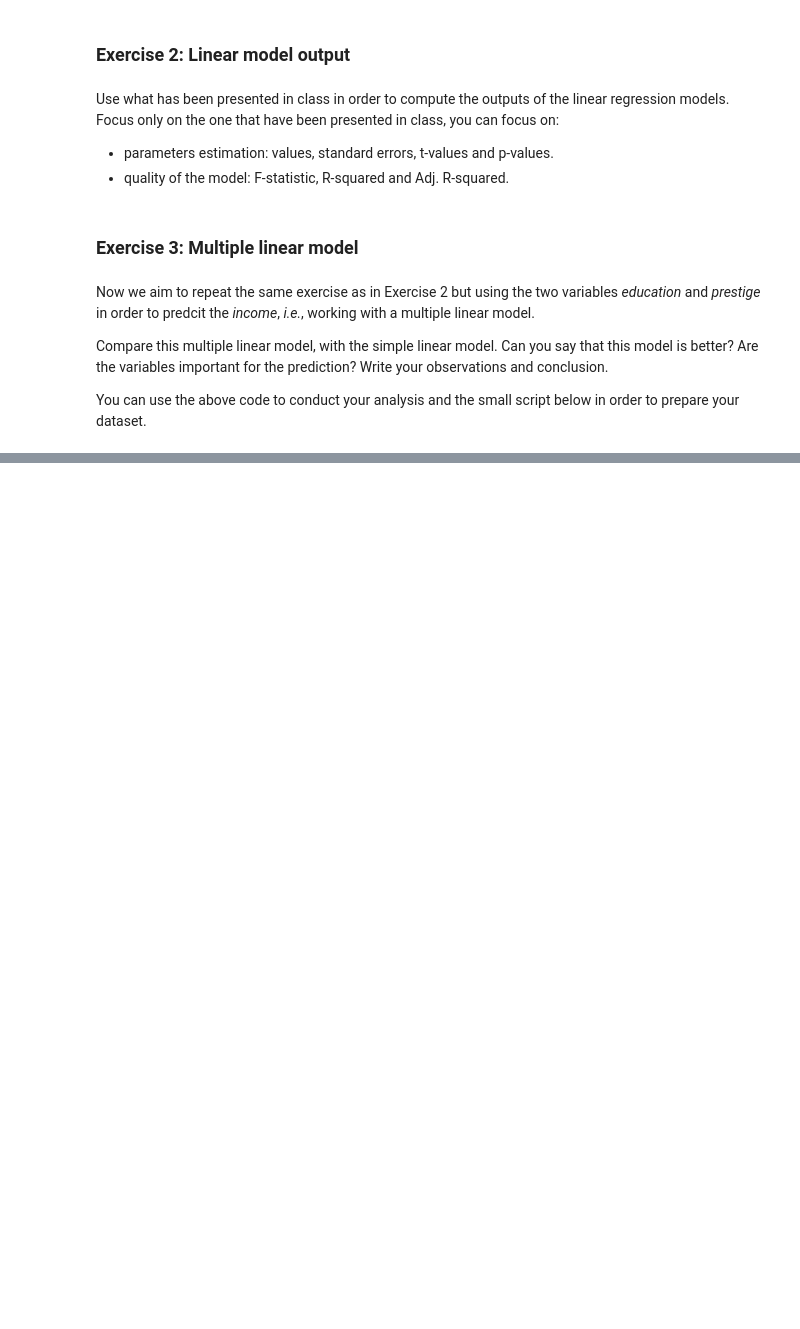
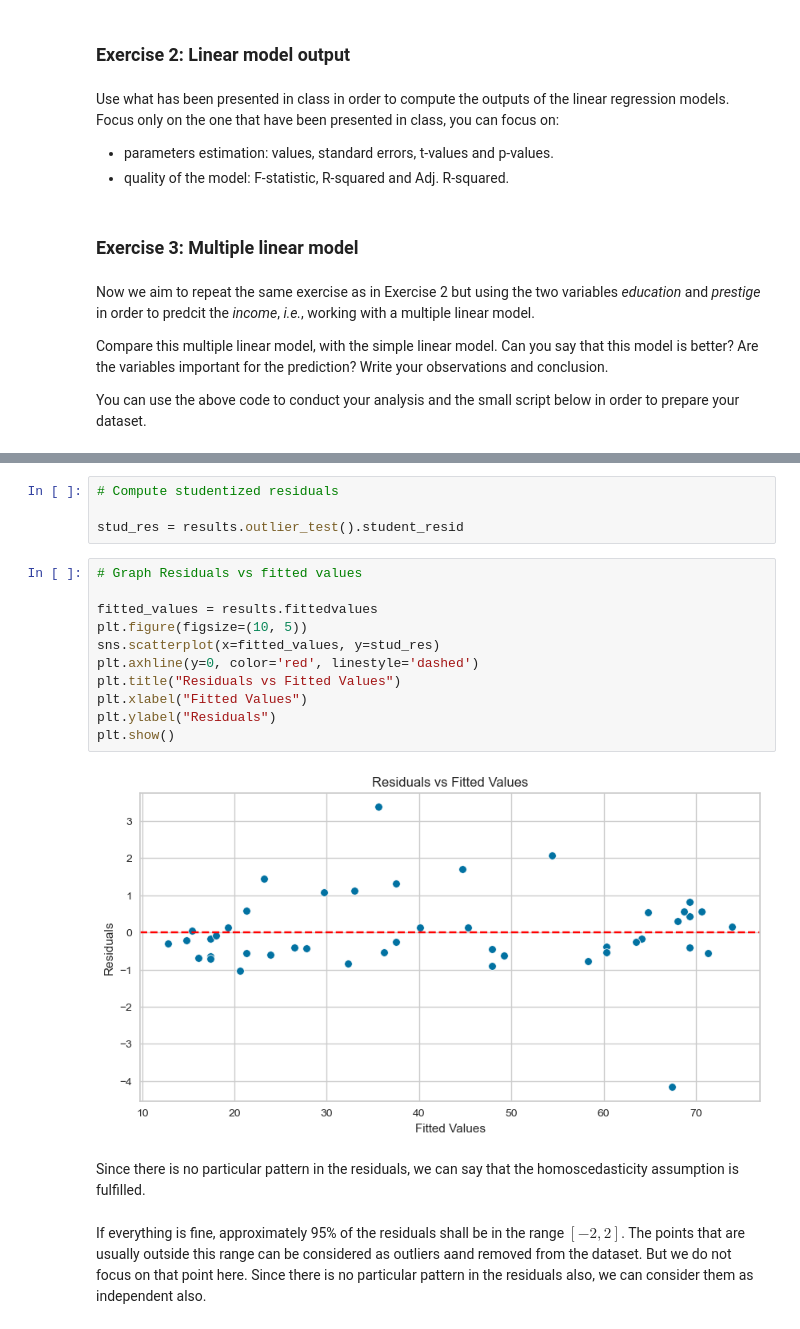
Before and after one commit to GuillaumeMetzler/GuillaumeMetzler.github.io, a Jupyter notebook: courses/contents/purchasing_emlyon/LinearRegression.ipynb, the cells around one changed output, grey strips where cells are left out. Drawn from its saved outputs; the diff is of its cells as text; blank space fills up the shorter version.

```diff
--- a/courses/contents/purchasing_emlyon/LinearRegression.ipynb
+++ b/courses/contents/purchasing_emlyon/LinearRegression.ipynb
@@ -217,0 +338,22 @@ NameError: name 'sm' is not defined
+# %%
+# Compute studentized residuals
+
+stud_res = results.outlier_test().student_resid
+# %%
+# Graph Residuals vs fitted values
+
+fitted_values = results.fittedvalues
+plt.figure(figsize=(10, 5))
+sns.scatterplot(x=fitted_values, y=stud_res)
+plt.axhline(y=0, color='red', linestyle='dashed')
+plt.title("Residuals vs Fitted Values")
+plt.xlabel("Fitted Values")
+plt.ylabel("Residuals")
+plt.show()
+# %% [output]
+[figure, added]
+# %% [markdown]
+Since there is no particular pattern in the residuals, we can say that the homoscedasticity assumption is fulfilled.
+# %% [markdown]
+If everything is fine, approximately 95% of the residuals shall be in the range $[-2,2]$. The points that are usually outside this range can be considered as outliers aand removed from the dataset. But we do not focus on that point here.
+Since there is no particular pattern in the residuals also, we can consider them as independent also.
```
Also changed, not shown: parts of 27 cells of this notebook, 1 other file.
